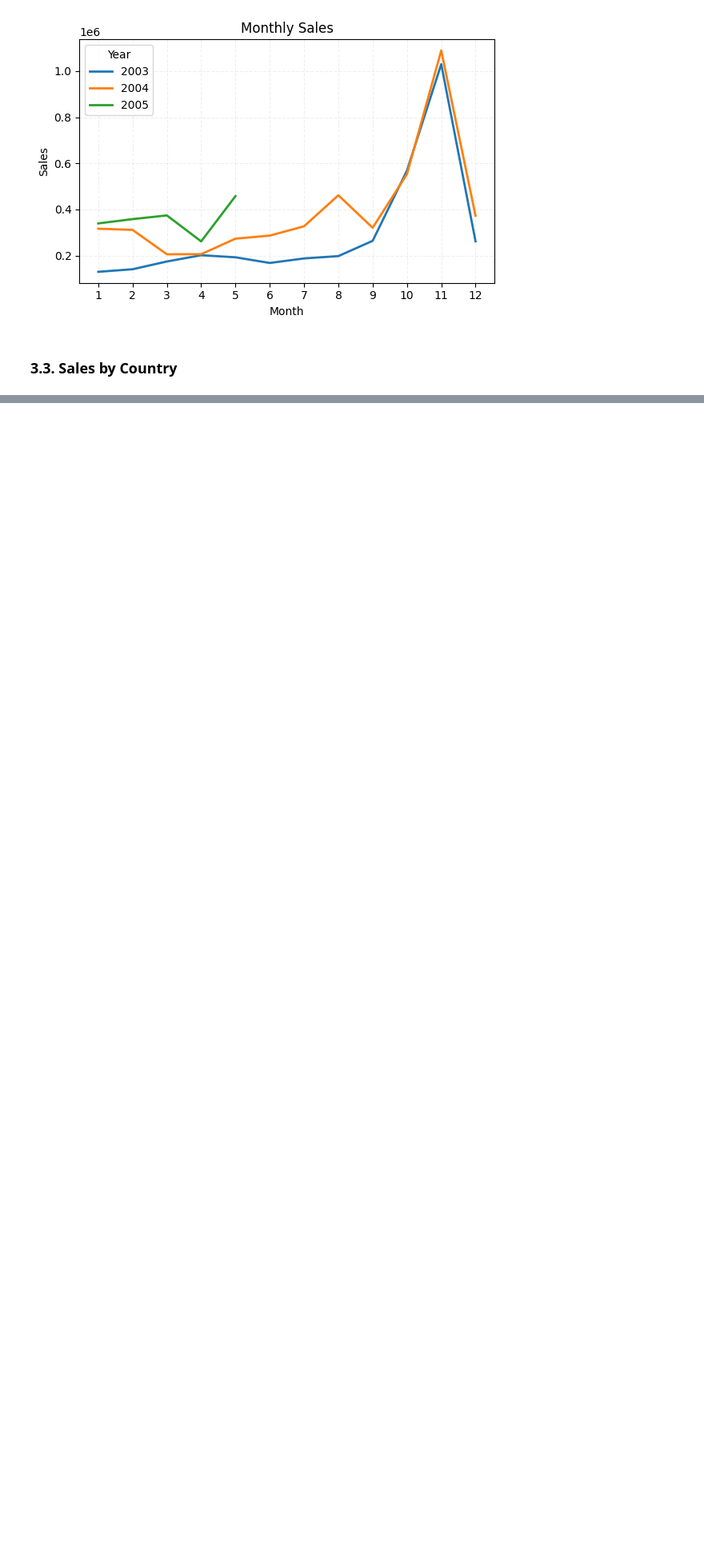
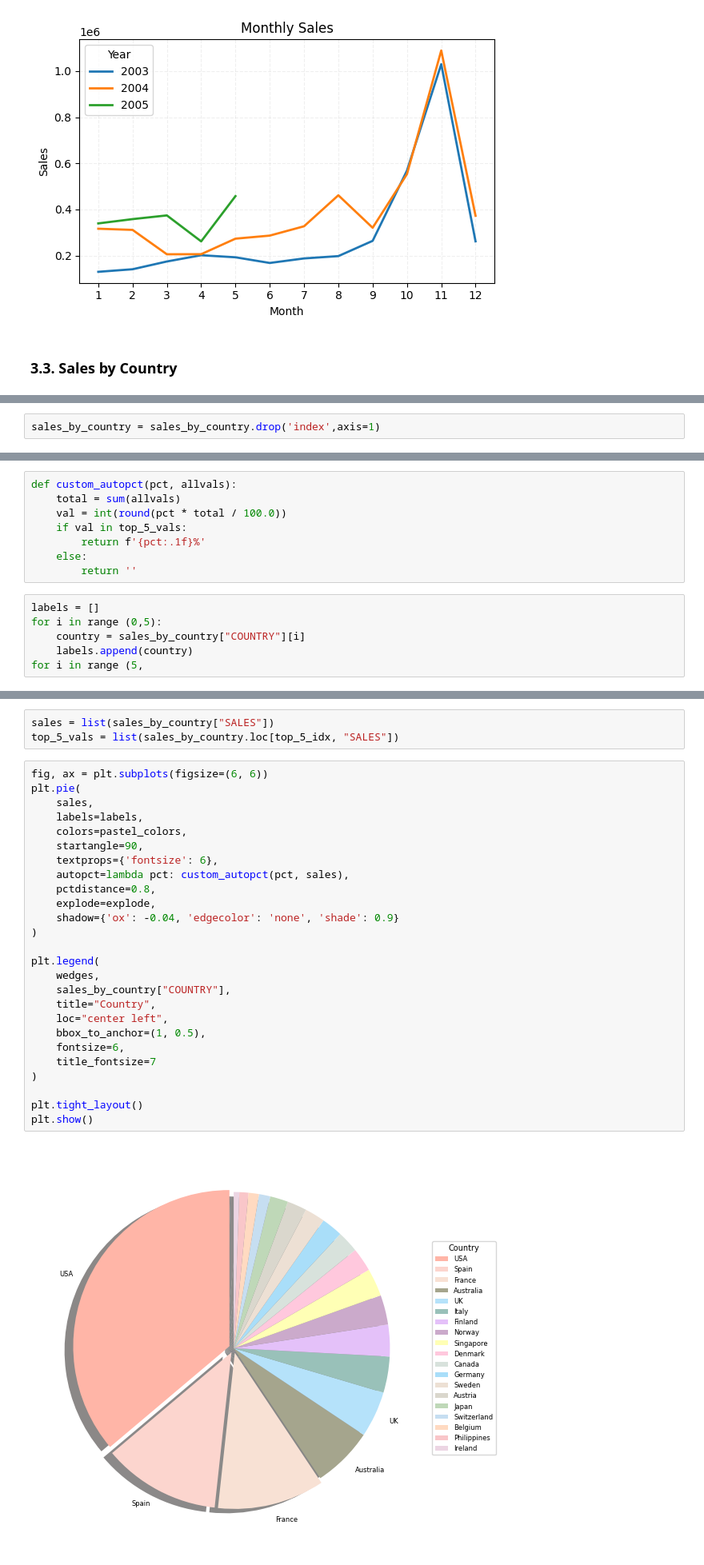
Before and after one commit to nh-adorie/learning_python, a Jupyter notebook: data/vehicles.ipynb, the cells around one changed output, grey strips where cells are left out. Shown at 80% size. Saved outputs shown, nothing was run; the diff lists cells and outputs as text; blank space fills up the shorter version.

Commit message:
pie chart

```diff
--- a/data/vehicles.ipynb
+++ b/data/vehicles.ipynb
@@ -146,0 +161,2 @@ raw.head()
+# %%
+sales_by_country = sales_by_country.drop('index',axis=1)
@@ -146,0 +165,14 @@ raw.head()
+# %%
+def custom_autopct(pct, allvals):
+    total = sum(allvals)
+    val = int(round(pct * total / 100.0))
+    if val in top_5_vals:
+        return f'{pct:.1f}%'
+    else:
+        return ''
+# %%
+labels = []
+for i in range (0,5):
+    country = sales_by_country["COUNTRY"][i]
+    labels.append(country)
+for i in range (5,
@@ -146,0 +187,31 @@ raw.head()
+# %%
+sales = list(sales_by_country["SALES"])
+top_5_vals = list(sales_by_country.loc[top_5_idx, "SALES"])
+# %%
+fig, ax = plt.subplots(figsize=(6, 6))
+plt.pie(
+    sales,
+    labels=labels,
+    colors=pastel_colors,
+    startangle=90,
+    textprops={'fontsize': 6},
+    autopct=lambda pct: custom_autopct(pct, sales),
+    pctdistance=0.8,
+    explode=explode,
+    shadow={'ox': -0.04, 'edgecolor': 'none', 'shade': 0.9}
+)
+
+plt.legend(
+    wedges,
+    sales_by_country["COUNTRY"],
+    title="Country",
+    loc="center left",
+    bbox_to_anchor=(1, 0.5),
+    fontsize=6,
+    title_fontsize=7
+)
+
+plt.tight_layout()
+plt.show()
+# %% [output]
+[figure, added]
```
Also changed, not shown: parts of 7 cells of this notebook, 3 other files.
